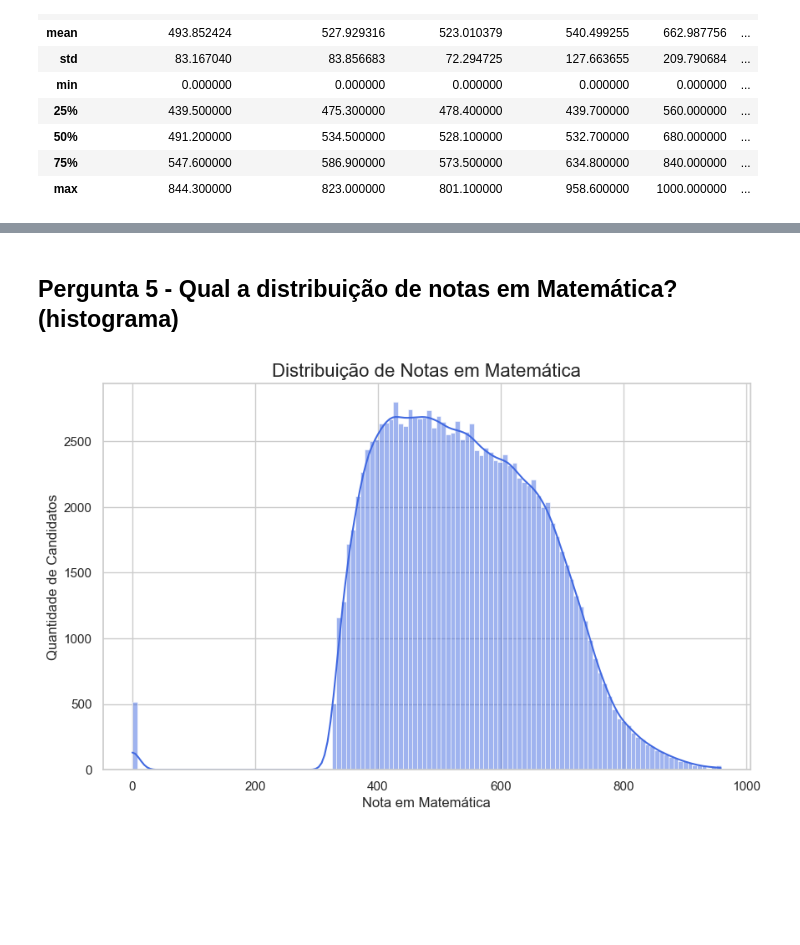
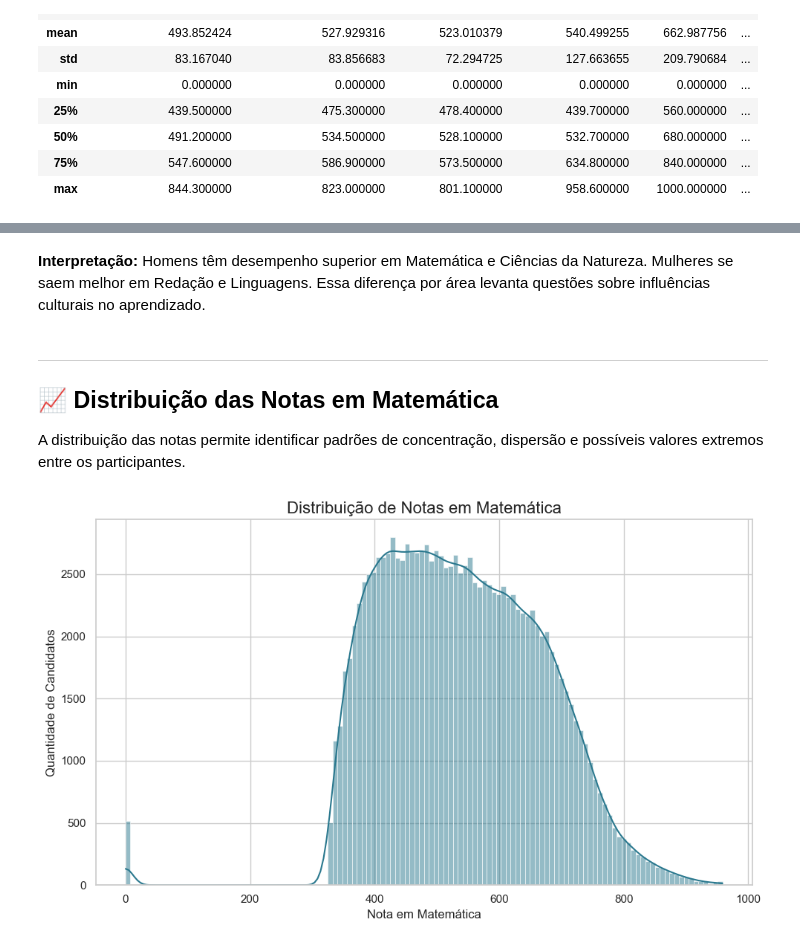
Before and after one commit to DavidHuds0n/enem-analise-exploratoria, a Jupyter notebook: notebooks/01_exploracao.ipynb, the cells around one changed output, grey strips where cells are left out. Cells and saved outputs as stored; diff of their text form; code cells hidden in the pictures; blank space fills up the shorter version.

Commit message:
completa análise exploratória com 8 perguntas e interpretações

```diff
--- a/notebooks/01_exploracao.ipynb
+++ b/notebooks/01_exploracao.ipynb
@@ -4,11 +46,3 @@
 import pandas as pd
 import matplotlib.pyplot as plt
 import seaborn as sns
-
-# Configurações de visualização
-sns.set_theme(style='whitegrid', palette='muted')
-
-# Carregar os dados
-df = pd.read_csv('../data/ENEM_2023.csv')
-print(df.shape)
-df.head()
@@ -22,0 +56,11 @@ df.head()
+# %%
+# Tema global
+sns.set_theme(style="whitegrid")
+
+# Paleta de cores padrão
+PALETTE = "crest"
+
+# Carregar os dados
+df = pd.read_csv('../data/ENEM_2023.csv')
+print(df.shape)
+df.head()
@@ -128,17 +230,26 @@ Male                504.610622   628.166370
+# %% [markdown]
+**Interpretação:** Homens têm desempenho superior em Matemática
+e Ciências da Natureza. Mulheres se saem melhor em Redação e Linguagens.
+Essa diferença por área levanta questões sobre influências culturais
+no aprendizado.
 # %% [markdown]
-## Pergunta 5 - Qual a distribuição de notas em Matemática? (histograma)
+---
+## 📈 Distribuição das Notas em Matemática
+
+A distribuição das notas permite identificar padrões de concentração, dispersão e possíveis valores extremos entre os participantes.
 # %%
 # 1. Definindo o tamanho da imagem
 plt.figure(figsize=(10, 6))
 
 # 2. Criando o histograma com a linha de densidade (KDE)
-sns.histplot(data=df, x='Score_Mathematics', bins='auto', kde=True, color='royalblue')
+sns.histplot(data=df, x='Score_Mathematics', bins='auto', kde=True, color='#2A788E')
 
 # 3. Adicionando título e rótulos
 plt.title('Distribuição de Notas em Matemática', fontsize=16)
 plt.xlabel('Nota em Matemática', fontsize=12)
 plt.ylabel('Quantidade de Candidatos', fontsize=12)
 
+plt.tight_layout()
 plt.show()
 # %% [output]
-[figure, old version]
+[figure, new version]
```
Also changed, not shown: parts of 31 cells of this notebook.
